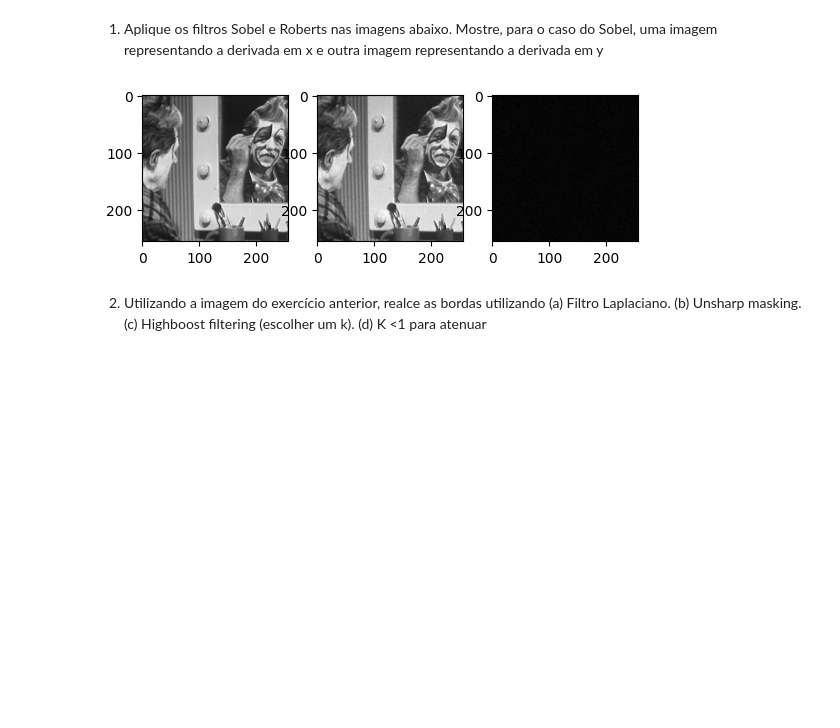
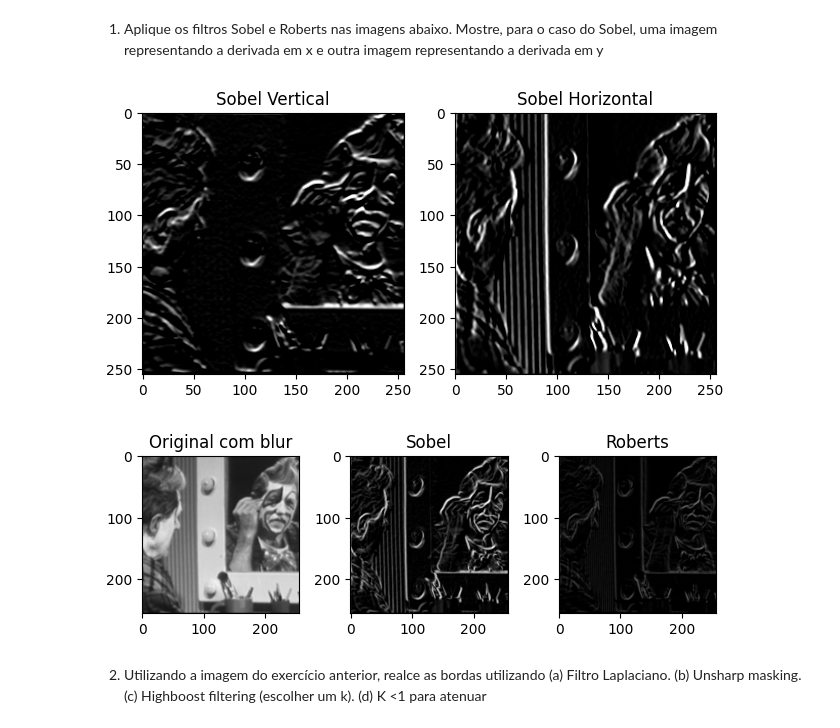
Before and after one commit to gventino/OpenCV2Practices, a Jupyter notebook: Lab05 - High pass filtering/Lab05.ipynb, the cells around one changed output. Saved outputs shown, nothing was run; the diff lists cells and outputs as text; code cells hidden in the pictures; blank space fills up the shorter version.

```diff
--- a/Lab05 - High pass filtering/Lab05.ipynb
+++ b/Lab05 - High pass filtering/Lab05.ipynb
@@ -12,39 +37,74 @@ import numpy as np
 # %%
 import cv2
 import matplotlib.pyplot as plt
 import numpy as np
 
+
+
 def conv(dimension:int, img, operator):
-    new_img = img.copy().astype(np.uint16)
-    dxy = int(np.floor(dimension/2)) # mediana do valor (mcc pura)
-    rows = len(img)
-    cols = len(img[0])
-    for i in range(dxy,rows-dxy):
-        for j in range(dxy,cols-dxy):
-            neighbors = img[i-dxy:i+dxy+1, j-dxy:j+dxy+1]
+    new_img = img.copy()
+    dxy = int(dimension // 2) # mediana do valor (mcc pura)
+    rows, cols = img.shape
+    padded_image = np.pad(img, (dxy, dxy), mode='constant', constant_values=0)
+    for i in range(rows):
+        for j in range(cols):
+            neighbors = padded_image[i:i+dimension, j:j+dimension]
             new_img[i,j] = np.sum(neighbors*operator)
-    new_img = new_img % 255
+    new_img[new_img > 255] =  255
     new_img[new_img < 0] = 0
-    return new_img.astype(np.uint8)
+    return np.float64(new_img)
 
 def sobel(img):
-    h1 = np.matrix('-1, -2, -1; 0, 0, 0; 1, 2, 1')
-    h2 = np.matrix('-1, 0, 1; -2, 0, 2; -1, 0, 1')
+    h1 = np.array([[-1, -2, -1],
+                   [ 0,  0,  0],
+                   [ 1,  2,  1]])
+    h2 = np.array([[-1, 0, 1],
+                   [-2, 0, 2],
+                   [-1, 0, 1]])
+    return np.float64(conv(3,img,h1)), np.float64(conv(3,img,h2))
 
-    return np.sqrt((conv(3,img,h1))**2 + (conv(3,img,h2))**2)
+def roberts(img):
+    h1 = np.array([[-1, 0],
+                   [ 0, 1]])
+    h2 = np.array([[ 0, -1],
+                   [ 1, 0]])
+    result = np.sqrt((np.float64(conv(2,img,h1))**2) + (np.float64(conv(2,img,h2))**2))
+    return np.uint8(255*result/np.max(result))
 
 
-img1 = cv2.imread("cln1.png", cv2.IMREAD_GRAYSCALE)
-img2 = sobel(img1)
-img3 = img1+img2
-plt.subplot(1,3,1)
-plt.imshow(img1, cmap='gray', vmin=0, vmax=255);
-plt.subplot(1,3,2)
-plt.imshow(img3, cmap='gray', vmin=0, vmax=255);
-plt.subplot(1,3,3)
-plt.imshow(img2, cmap='gray', vmin=0, vmax=255);
+
+
+
+
+img1_original = cv2.imread("cln1.png", cv2.IMREAD_GRAYSCALE)
+img1 = apply_gaussian_filter(img1_original, 1.0, 5) #Desfoque gaussiano porque a imagem tem muito ruido\
+img2vertical, img2horizontal = sobel(img1)
+img3 = roberts(img1)
+
+
+plt.subplot(1, 2, 1)
+plt.imshow(img2vertical, cmap='gray')
+plt.title('Sobel Vertical')
+plt.subplot(1, 2, 2)
+plt.imshow(img2horizontal, cmap='gray')
+plt.title('Sobel Horizontal')
+plt.tight_layout()
+plt.show()
+
+plt.subplot(1, 3, 1)
+plt.imshow(img1, cmap='gray', vmin=0, vmax=255)
+plt.title('Original com blur')
+plt.subplot(1, 3, 2)
+plt.imshow(np.sqrt(img2vertical**2 + img2horizontal**2), cmap='gray')
+plt.title('Sobel')
+plt.subplot(1, 3, 3)
+plt.imshow(img3, cmap='gray', vmin=0, vmax=255)
+plt.title('Roberts')
+plt.tight_layout()
+plt.show()
 # %% [output]
-[figure, old version]
+[figure, new version]
+[figure, added]
 # %% [markdown]
 2) Utilizando a imagem do exercício anterior, realce as bordas utilizando (a) Filtro Laplaciano. (b) Unsharp masking. (c) Highboost filtering (escolher um k). (d) K <1 para atenuar
 # %%
```
Also changed, not shown: parts of 3 cells of this notebook.
